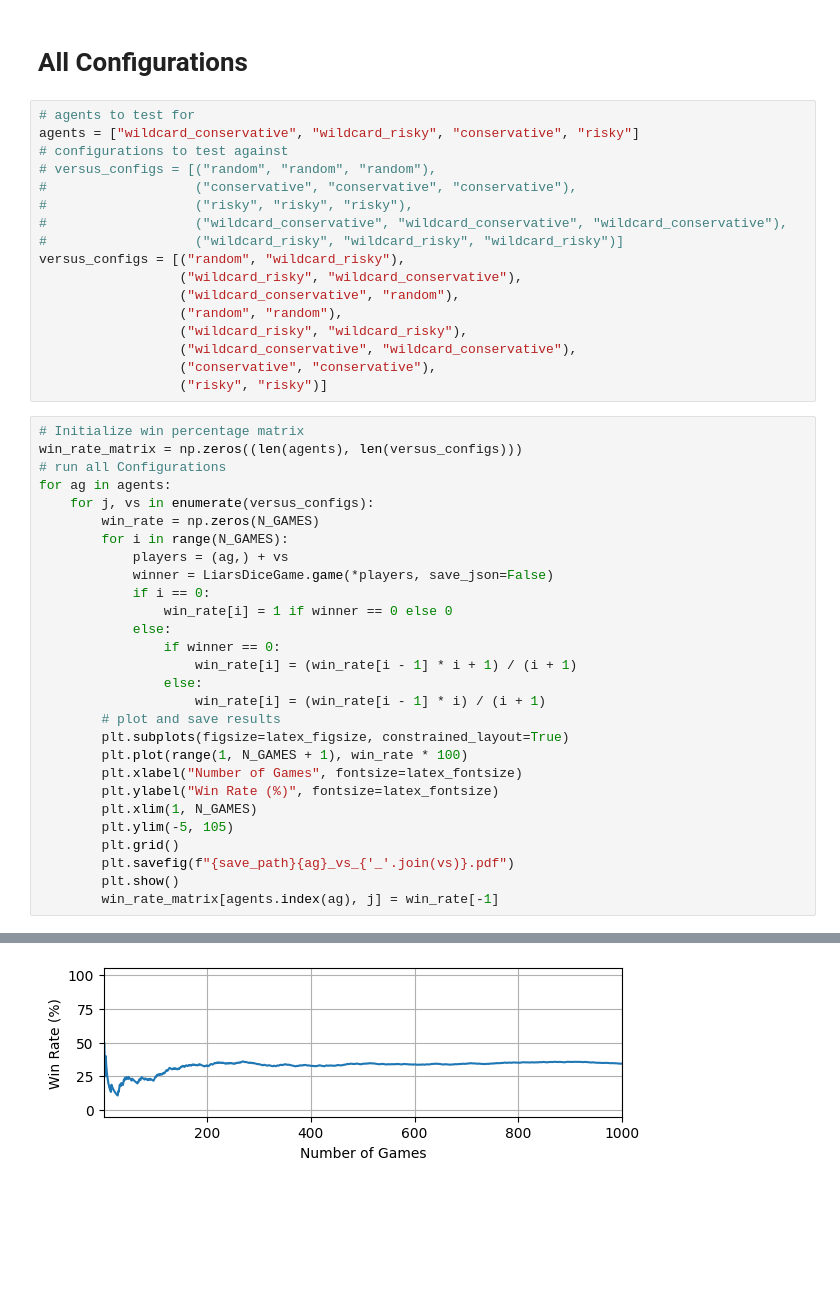
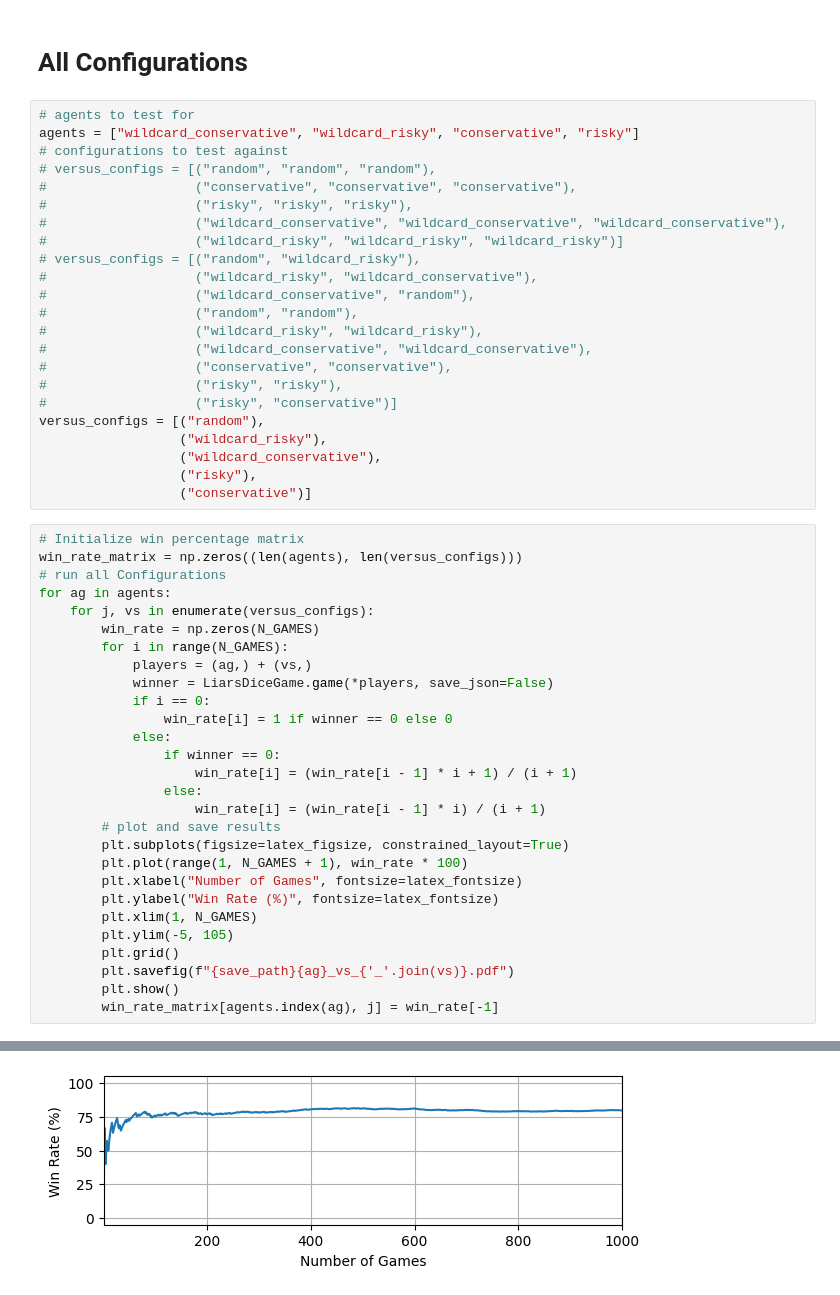
Before and after one commit to Astromatthe/LiarsDice, a Jupyter notebook: benchmarks.ipynb, the cells around one changed output, grey strips where cells are left out. Cells and saved outputs as stored; diff of their text form; blank space fills up the shorter version.

```diff
--- a/benchmarks.ipynb
+++ b/benchmarks.ipynb
@@ -83,14 +75,20 @@ agents = ["wildcard_conservative", "wildcard_risky", "conservative", "risky"]
 #                   ("risky", "risky", "risky"),
 #                   ("wildcard_conservative", "wildcard_conservative", "wildcard_conservative"),
 #                   ("wildcard_risky", "wildcard_risky", "wildcard_risky")]
-versus_configs = [("random", "wildcard_risky"),
-                  ("wildcard_risky", "wildcard_conservative"),
-                  ("wildcard_conservative", "random"),
-                  ("random", "random"),
-                  ("wildcard_risky", "wildcard_risky"),
-                  ("wildcard_conservative", "wildcard_conservative"),
-                  ("conservative", "conservative"),
-                  ("risky", "risky")]
+# versus_configs = [("random", "wildcard_risky"),
+#                   ("wildcard_risky", "wildcard_conservative"),
+#                   ("wildcard_conservative", "random"),
+#                   ("random", "random"),
+#                   ("wildcard_risky", "wildcard_risky"),
+#                   ("wildcard_conservative", "wildcard_conservative"),
+#                   ("conservative", "conservative"),
+#                   ("risky", "risky"),
+#                   ("risky", "conservative")]
+versus_configs = [("random"),
+                  ("wildcard_risky"),
+                  ("wildcard_conservative"),
+                  ("risky"),
+                  ("conservative")]
 # %%
 # Initialize win percentage matrix
 win_rate_matrix = np.zeros((len(agents), len(versus_configs)))
@@ -99,7 +97,7 @@ for ag in agents:
     for j, vs in enumerate(versus_configs):
         win_rate = np.zeros(N_GAMES)
         for i in range(N_GAMES):
-            players = (ag,) + vs
+            players = (ag,) + (vs,)
             winner = LiarsDiceGame.game(*players, save_json=False)
             if i == 0:
                 win_rate[i] = 1 if winner == 0 else 0
@@ -128 +126 @@ for ag in agents:
-[figure, old version]
+[figure, new version]
```
Also changed, not shown: parts of 4 cells of this notebook, 8 other files.
